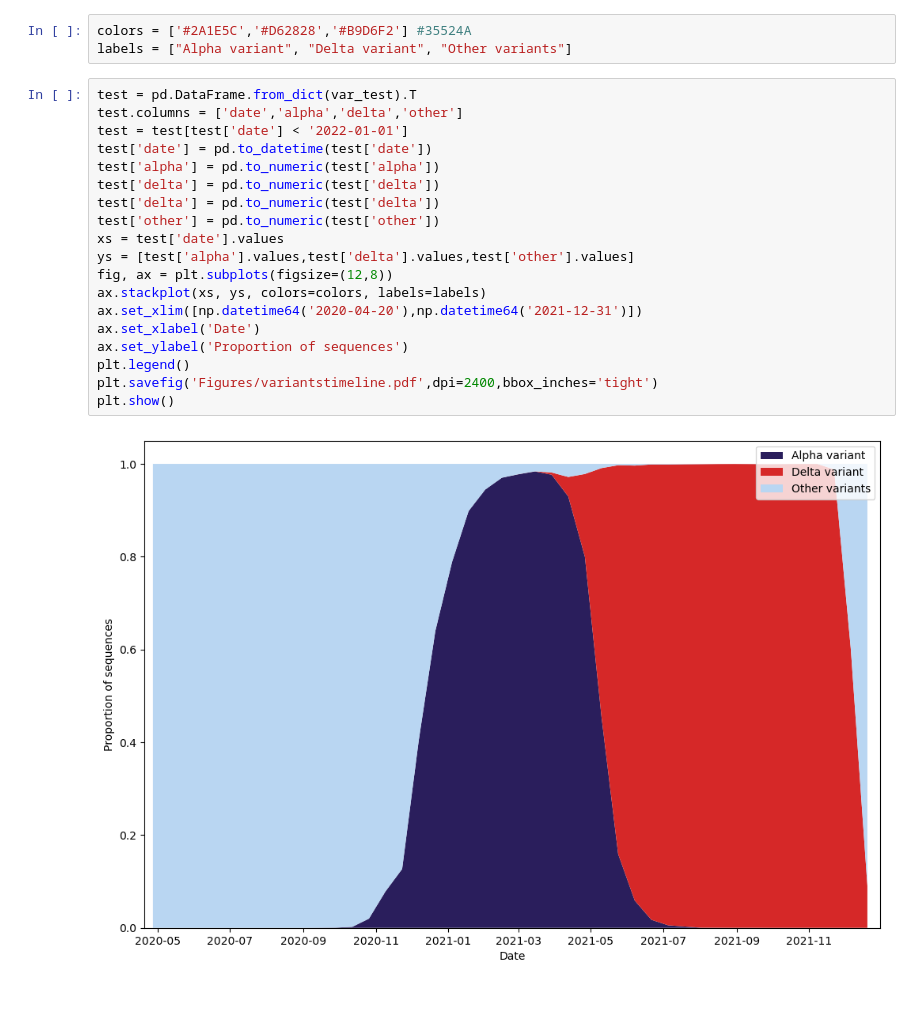
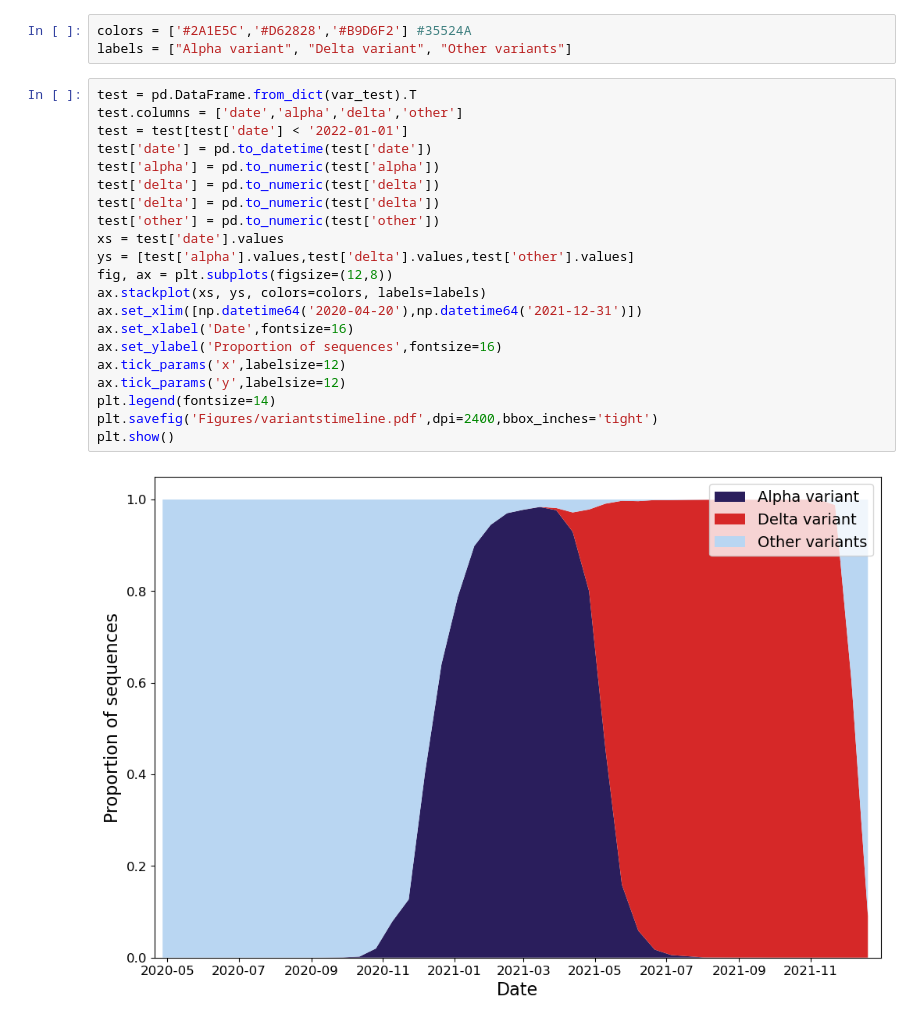
Before and after one commit to joshlooks/COVIDews, a Jupyter notebook: intro_plots.ipynb, the cells around one changed output. Drawn from its saved outputs; the diff is of its cells as text; blank space fills up the shorter version.

```diff
--- a/intro_plots.ipynb
+++ b/intro_plots.ipynb
@@ -65,21 +69,23 @@ labels = ["Alpha variant", "Delta variant", "Other variants"]
 # %%
 test = pd.DataFrame.from_dict(var_test).T
 test.columns = ['date','alpha','delta','other']
 test = test[test['date'] < '2022-01-01']
 test['date'] = pd.to_datetime(test['date'])
 test['alpha'] = pd.to_numeric(test['alpha'])
 test['delta'] = pd.to_numeric(test['delta'])
 test['delta'] = pd.to_numeric(test['delta'])
 test['other'] = pd.to_numeric(test['other'])
 xs = test['date'].values
 ys = [test['alpha'].values,test['delta'].values,test['other'].values]
 fig, ax = plt.subplots(figsize=(12,8))
 ax.stackplot(xs, ys, colors=colors, labels=labels)
 ax.set_xlim([np.datetime64('2020-04-20'),np.datetime64('2021-12-31')])
-ax.set_xlabel('Date')
-ax.set_ylabel('Proportion of sequences')
-plt.legend()
+ax.set_xlabel('Date',fontsize=16)
+ax.set_ylabel('Proportion of sequences',fontsize=16)
+ax.tick_params('x',labelsize=12)
+ax.tick_params('y',labelsize=12)
+plt.legend(fontsize=14)
 plt.savefig('Figures/variantstimeline.pdf',dpi=2400,bbox_inches='tight')
 plt.show()
 # %% [output]
-[figure, old version]
+[figure, new version]
```
Also changed, not shown: parts of 2 cells of this notebook, 26 other files.
